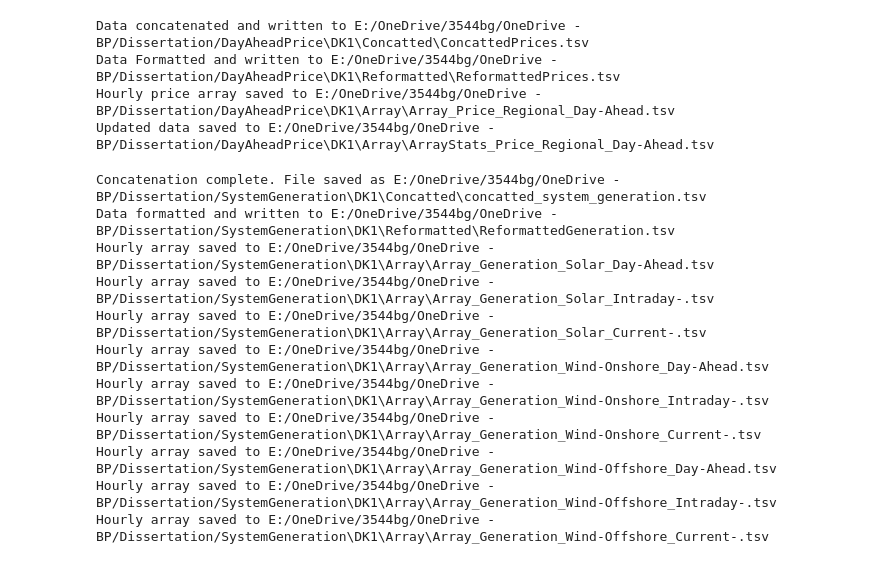
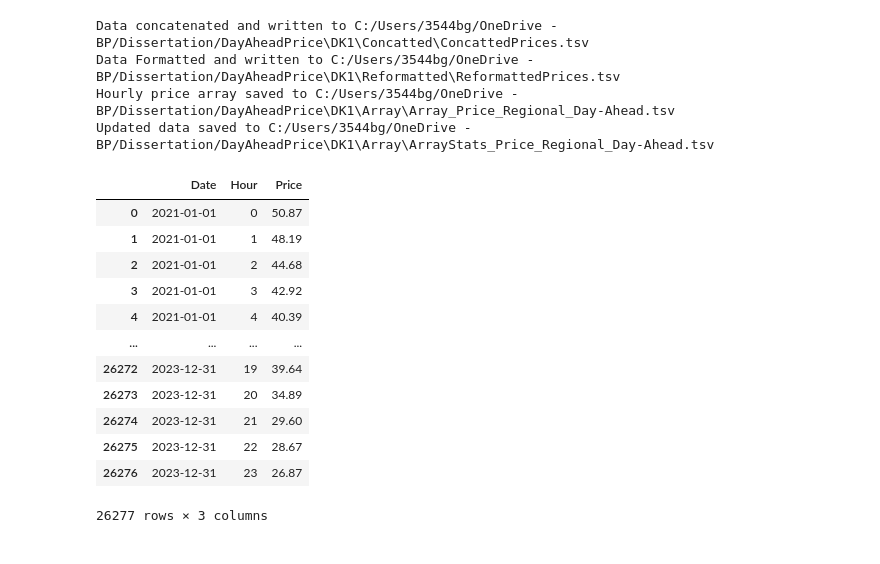
Before and after one commit to sjwbond/DataScienceDissertation, a Jupyter notebook: Untitled1.ipynb, the cells around one changed output. Cells and saved outputs as stored; diff of their text form; code cells hidden in the pictures.

```diff
--- a/Untitled1.ipynb
+++ b/Untitled1.ipynb
@@ -1,6 +1,6 @@
 # %%
 base_path = 'C:/Users/3544bg/OneDrive - BP/Dissertation/'
-base_path = 'E:/OneDrive/3544bg/OneDrive - BP/Dissertation/'
+#base_path = 'E:/OneDrive/3544bg/OneDrive - BP/Dissertation/'
 node_name = 'DK1'
 # %%
 import sys
@@ -243,30 +251,57 @@ def convert_sysgen_to_hourly_array(base_path, node_name):
                 # Save the transformed DataFrame to a TSV file
                 df_pivot.to_csv(output_path, sep='\t', index=False)
                 print(f"Hourly array saved to {output_path}")
+
+def array2vector(base_path, node_name):
+    # Create the filepath for input and output
+    input_path = os.path.join(base_path, 'DayAheadPrice', node_name, 'Array', 'Array_Price_Regional_Day-Ahead.tsv')
+    output_dir = os.path.join(base_path, 'DayAheadPrice', node_name, 'Vector')
+    os.makedirs(output_dir, exist_ok=True)
+    output_path = os.path.join(output_dir, 'Vector_Price_Regional_Day-Ahead.tsv')
+
+    # Load the TSV file into a DataFrame
+    df = pd.read_csv(input_path, sep='\t')
+
+    # Assuming the first column is Date and the rest are values, convert Date column to datetime
+    df.iloc[:, 0] = pd.to_datetime(df.iloc[:, 0])
+
+    # Set the Date column as the index
+    df.set_index(df.columns[0], inplace=True)
+
+    # Stack the DataFrame to convert it from an array to a vector
+    vector_df = df.stack()
+
+    # Reset the index to turn the multi-index into columns
+    vector_df = vector_df.reset_index()
+
+    # Rename the columns appropriately
+    vector_df.columns = ['Date', 'Hour', 'Price']
+
+    # Save the resulting DataFrame to a TSV file
+    vector_df.to_csv(output_path, sep='\t', index=False)
+
+    return vector_df
 # %%
 concat_price_data(base_path,node_name)
 load_and_split_datetimes(base_path,node_name)
 convert_to_hourly_array(base_path, node_name)
 add_averages_and_rolling(base_path, node_name)
+array2vector(base_path, node_name)
 # %% [output]
-Data concatenated and written to E:/OneDrive/3544bg/OneDrive - BP/Dissertation/DayAheadPrice\DK1\Concatted\ConcattedPrices.tsv
-Data Formatted and written to E:/OneDrive/3544bg/OneDrive - BP/Dissertation/DayAheadPrice\DK1\Reformatted\ReformattedPrices.tsv
-Hourly price array saved to E:/OneDrive/3544bg/OneDrive - BP/Dissertation/DayAheadPrice\DK1\Array\Array_Price_Regional_Day-Ahead.tsv
-Updated data saved to E:/OneDrive/3544bg/OneDrive - BP/Dissertation/DayAheadPrice\DK1\Array\ArrayStats_Price_Regional_Day-Ahead.tsv
+Data concatenated and written to C:/Users/3544bg/OneDrive - BP/Dissertation/DayAheadPrice\DK1\Concatted\ConcattedPrices.tsv
+Data Formatted and written to C:/Users/3544bg/OneDrive - BP/Dissertation/DayAheadPrice\DK1\Reformatted\ReformattedPrices.tsv
+Hourly price array saved to C:/Users/3544bg/OneDrive - BP/Dissertation/DayAheadPrice\DK1\Array\Array_Price_Regional_Day-Ahead.tsv
+Updated data saved to C:/Users/3544bg/OneDrive - BP/Dissertation/DayAheadPrice\DK1\Array\ArrayStats_Price_Regional_Day-Ahead.tsv
+|  | Date | Hour | Price |
+| 0 | 2021-01-01 | 0 | 50.87 |
+| 1 | 2021-01-01 | 1 | 48.19 |
+| 2 | 2021-01-01 | 2 | 44.68 |
+| 3 | 2021-01-01 | 3 | 42.92 |
+| 4 | 2021-01-01 | 4 | 40.39 |
+| ... | ... | ... | ... |
+| 26272 | 2023-12-31 | 19 | 39.64 |
+| 26273 | 2023-12-31 | 20 | 34.89 |
+| 26274 | 2023-12-31 | 21 | 29.60 |
+| 26275 | 2023-12-31 | 22 | 28.67 |
+| 26276 | 2023-12-31 | 23 | 26.87 |
+26277 rows × 3 columns
-# %%
-
-concat_system_gen_files(base_path, node_name)
-load_and_split_datetimes_SysGen(base_path, node_name)
-convert_sysgen_to_hourly_array(base_path, node_name)
-# %% [output]
-Concatenation complete. File saved as E:/OneDrive/3544bg/OneDrive - BP/Dissertation/SystemGeneration\DK1\Concatted\concatted_system_generation.tsv
-Data formatted and written to E:/OneDrive/3544bg/OneDrive - BP/Dissertation/SystemGeneration\DK1\Reformatted\ReformattedGeneration.tsv
-Hourly array saved to E:/OneDrive/3544bg/OneDrive - BP/Dissertation/SystemGeneration\DK1\Array\Array_Generation_Solar_Day-Ahead.tsv
-Hourly array saved to E:/OneDrive/3544bg/OneDrive - BP/Dissertation/SystemGeneration\DK1\Array\Array_Generation_Solar_Intraday-.tsv
-Hourly array saved to E:/OneDrive/3544bg/OneDrive - BP/Dissertation/SystemGeneration\DK1\Array\Array_Generation_Solar_Current-.tsv
-Hourly array saved to E:/OneDrive/3544bg/OneDrive - BP/Dissertation/SystemGeneration\DK1\Array\Array_Generation_Wind-Onshore_Day-Ahead.tsv
-Hourly array saved to E:/OneDrive/3544bg/OneDrive - BP/Dissertation/SystemGeneration\DK1\Array\Array_Generation_Wind-Onshore_Intraday-.tsv
-Hourly array saved to E:/OneDrive/3544bg/OneDrive - BP/Dissertation/SystemGeneration\DK1\Array\Array_Generation_Wind-Onshore_Current-.tsv
-Hourly array saved to E:/OneDrive/3544bg/OneDrive - BP/Dissertation/SystemGeneration\DK1\Array\Array_Generation_Wind-Offshore_Day-Ahead.tsv
-Hourly array saved to E:/OneDrive/3544bg/OneDrive - BP/Dissertation/SystemGeneration\DK1\Array\Array_Generation_Wind-Offshore_Intraday-.tsv
-Hourly array saved to E:/OneDrive/3544bg/OneDrive - BP/Dissertation/SystemGeneration\DK1\Array\Array_Generation_Wind-Offshore_Current-.tsv
```
Also changed, not shown: parts of 11 cells of this notebook.
